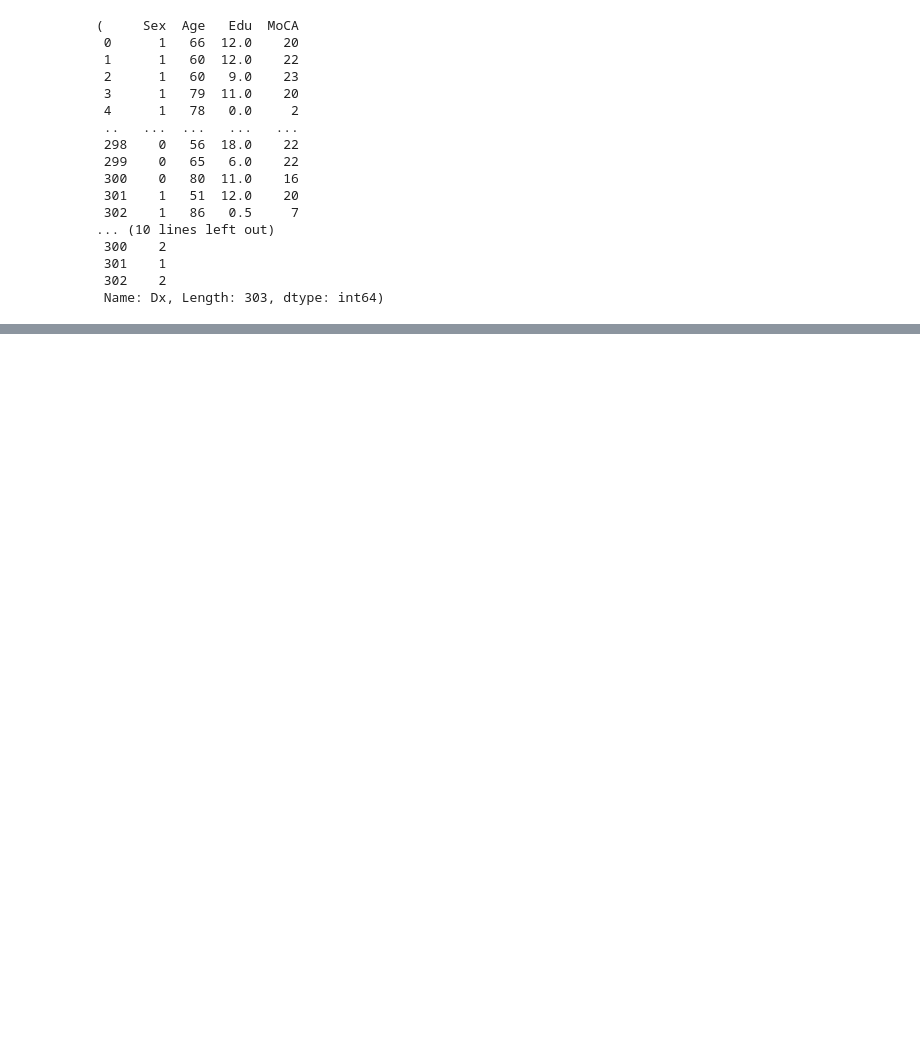
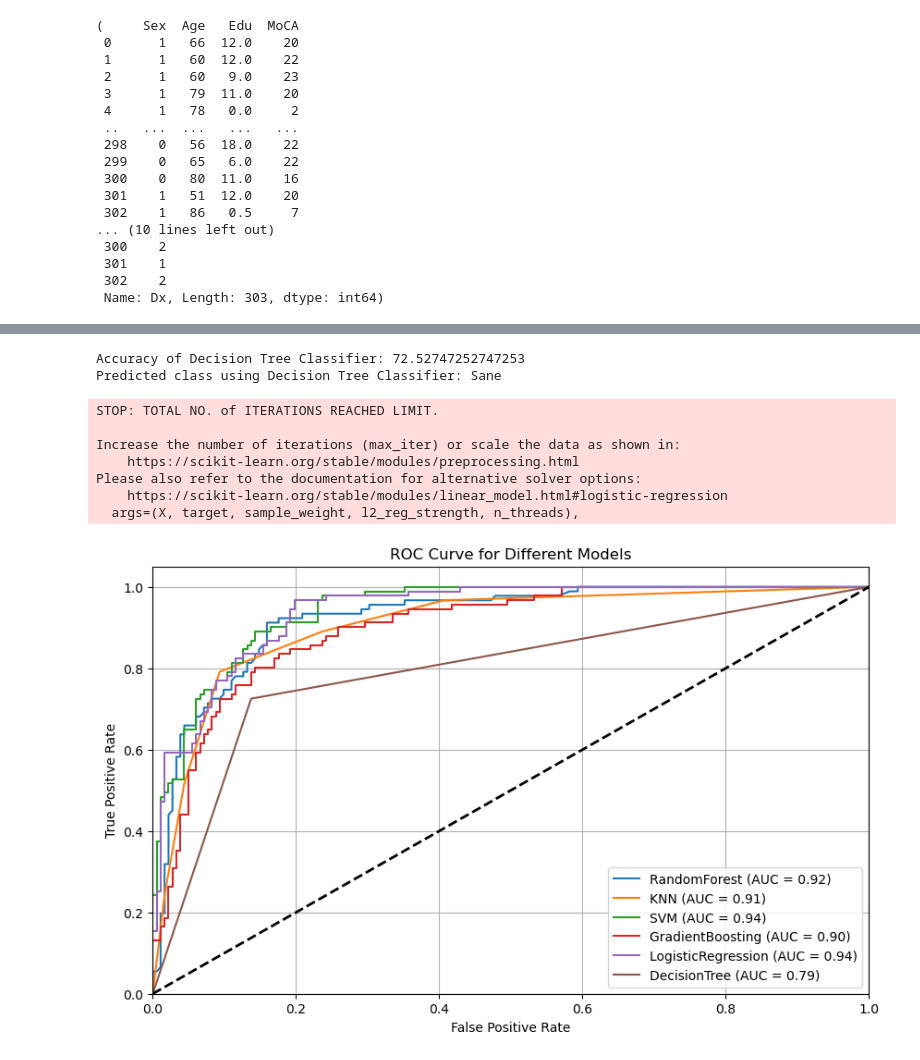
Before and after one commit to SaadAmawi/PythonMachineLearningProject, a Jupyter notebook: MachineLearning/Untitled.ipynb, the cells around one changed output, grey strips where cells are left out. Drawn from its saved outputs; the diff is of its cells as text; code cells hidden in the pictures; blank space fills up the shorter version.

Commit message:
Trying different models

```diff
--- a/MachineLearning/Untitled.ipynb
+++ b/MachineLearning/Untitled.ipynb
@@ -129,0 +184,8 @@ Predicted class using KNN: Mild
+# %%
+# Logistic Regression
+logistic_regression_model = LogisticRegression(random_state=0)
+logistic_regression_model.fit(X_train, y_train)
+accuracy = logistic_regression_model.score(X_test, y_test)
+print("Accuracy of Logistic Regression:", accuracy * 100)
+predicted_class = logistic_regression_model.predict(new_data_point)
+print("Predicted class using Logistic Regression:", predictClass(predicted_class[0]))
@@ -129,0 +202,11 @@ Predicted class using KNN: Mild
+# %%
+# Decision Tree Classifier
+decision_tree_model = DecisionTreeClassifier(random_state=0)
+decision_tree_model.fit(X_train, y_train)
+accuracy = decision_tree_model.score(X_test, y_test)
+print("Accuracy of Decision Tree Classifier:", accuracy * 100)
+predicted_class = decision_tree_model.predict(new_data_point)
+print("Predicted class using Decision Tree Classifier:", predictClass(predicted_class[0]))
+# %% [output]
+Accuracy of Decision Tree Classifier: 72.52747252747253
+Predicted class using Decision Tree Classifier: Sane
@@ -129,0 +223,49 @@ Predicted class using KNN: Mild
+# %%
+y_test_bin = label_binarize(y_test, classes=[0, 1, 2])
+
+models = {
+    'RandomForest': RandomForestClassifier(n_estimators=500, random_state=0),
+    'KNN': KNeighborsClassifier(n_neighbors=5),
+    'SVM': SVC(kernel='linear', probability=True, random_state=0),
+    'GradientBoosting': GradientBoostingClassifier(random_state=0),
+    'LogisticRegression': LogisticRegression(random_state=0),
+    'DecisionTree': DecisionTreeClassifier(random_state=0)
+}
+
+# Fit models and calculate AUC scores
+plt.figure(figsize=(10, 6))
+for model_name, model in models.items():
+    model.fit(X_train, y_train)
+    predicted_probabilities = model.predict_proba(X_test)
+    fpr = {}
+    tpr = {}
+    roc_auc = {}
+
+    for i in range(3):
+        fpr[i], tpr[i], _ = roc_curve(y_test_bin[:, i], predicted_probabilities[:, i])
+        roc_auc[i] = auc(fpr[i], tpr[i])
+
+    fpr["micro"], tpr["micro"], _ = roc_curve(y_test_bin.ravel(), predicted_probabilities.ravel())
+    roc_auc["micro"] = auc(fpr["micro"], tpr["micro"])
+
+    # Plot ROC curve
+    plt.plot(fpr["micro"], tpr["micro"], label=f'{model_name} (AUC = {roc_auc["micro"]:.2f})')
+
+plt.plot([0, 1], [0, 1], 'k--', lw=2)
+plt.xlim([0.0, 1.0])
+plt.ylim([0.0, 1.05])
+plt.xlabel('False Positive Rate')
+plt.ylabel('True Positive Rate')
+plt.title('ROC Curve for Different Models')
+plt.legend(loc="lower right")
+plt.grid(True)
+plt.show()
+# %% [output]
+STOP: TOTAL NO. of ITERATIONS REACHED LIMIT.
+
+Increase the number of iterations (max_iter) or scale the data as shown in:
+    https://scikit-learn.org/stable/modules/preprocessing.html
+Please also refer to the documentation for alternative solver options:
+    https://scikit-learn.org/stable/modules/linear_model.html#logistic-regression
+  args=(X, target, sample_weight, l2_reg_strength, n_threads),
+[figure, added]
```
Also changed, not shown: parts of 16 cells of this notebook, 2 other files.
